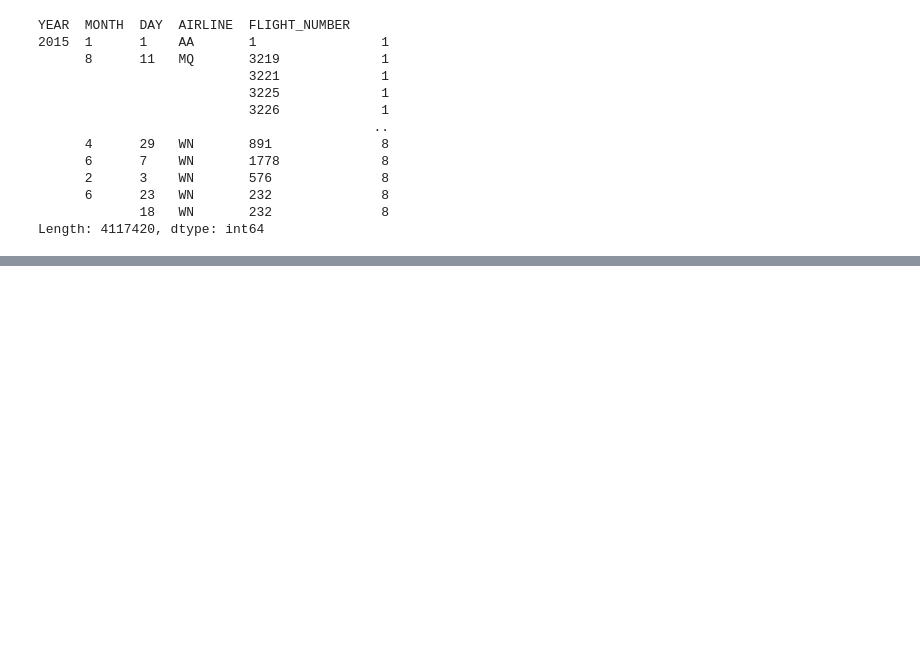
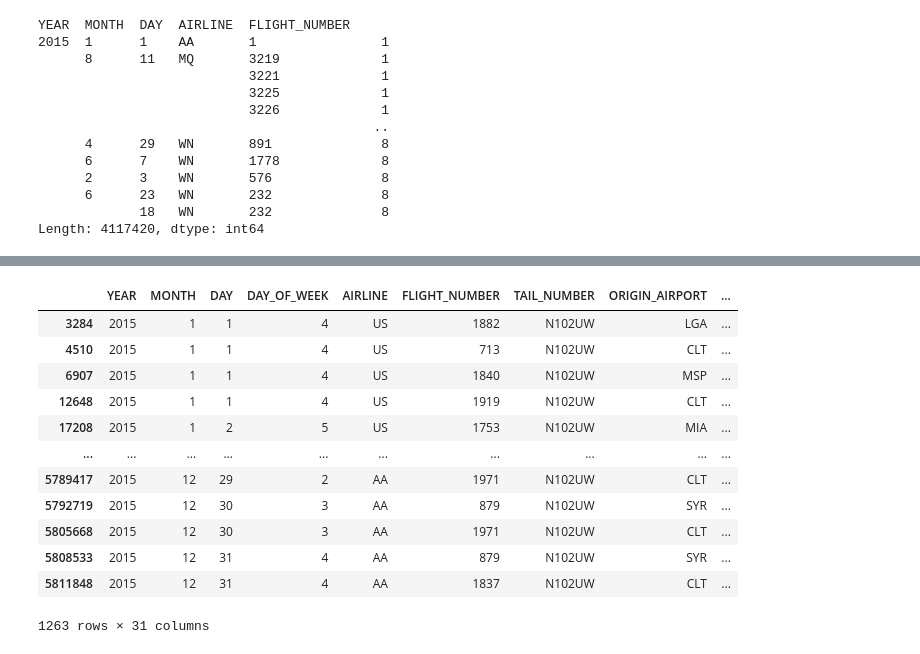
Before and after one commit to dsbombino/flight_delays_and_cancellations, a Jupyter notebook: Class&Functions_drafts.ipynb, the cells around one changed output, grey strips where cells are left out. Drawn from its saved outputs; the diff is of its cells as text; code cells hidden in the pictures; blank space fills up the shorter version.

```diff
--- a/Class&Functions_drafts.ipynb
+++ b/Class&Functions_drafts.ipynb
@@ -139,0 +258,16 @@ Name: MONTH, Length: 5819079, dtype: bool
+# %%
+flights[flights['TAIL_NUMBER']=='N102UW']
+# %% [output]
+|  | YEAR | MONTH | DAY | DAY_OF_WEEK | AIRLINE | FLIGHT_NUMBER | TAIL_NUMBER | ORIGIN_AIRPORT | ... |
+| 3284 | 2015 | 1 | 1 | 4 | US | 1882 | N102UW | LGA | ... |
+| 4510 | 2015 | 1 | 1 | 4 | US | 713 | N102UW | CLT | ... |
+| 6907 | 2015 | 1 | 1 | 4 | US | 1840 | N102UW | MSP | ... |
+| 12648 | 2015 | 1 | 1 | 4 | US | 1919 | N102UW | CLT | ... |
+| 17208 | 2015 | 1 | 2 | 5 | US | 1753 | N102UW | MIA | ... |
+| ... | ... | ... | ... | ... | ... | ... | ... | ... | ... |
+| 5789417 | 2015 | 12 | 29 | 2 | AA | 1971 | N102UW | CLT | ... |
+| 5792719 | 2015 | 12 | 30 | 3 | AA | 879 | N102UW | SYR | ... |
+| 5805668 | 2015 | 12 | 30 | 3 | AA | 1971 | N102UW | CLT | ... |
+| 5808533 | 2015 | 12 | 31 | 4 | AA | 879 | N102UW | SYR | ... |
+| 5811848 | 2015 | 12 | 31 | 4 | AA | 1837 | N102UW | CLT | ... |
+1263 rows × 31 columns
```
Also changed, not shown: parts of 14 cells of this notebook, 1 other file.
